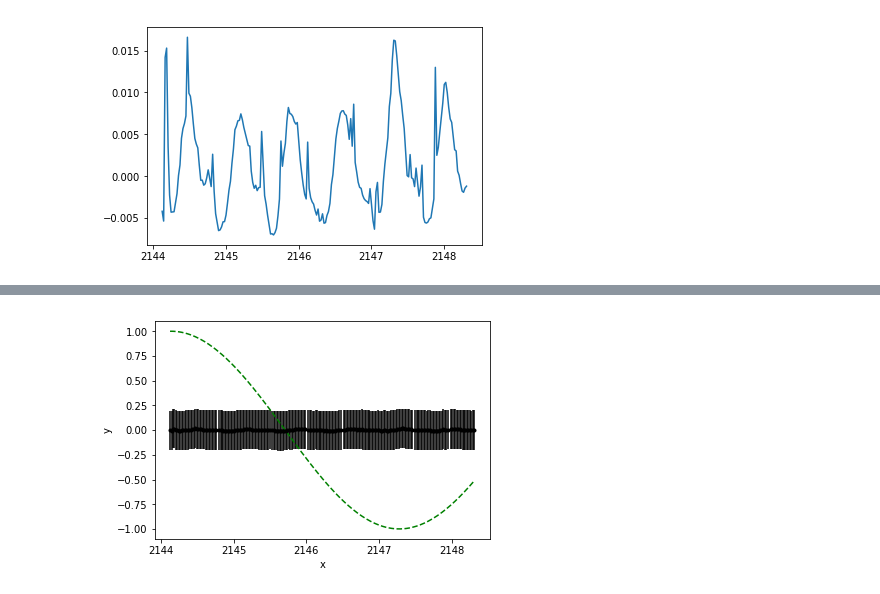
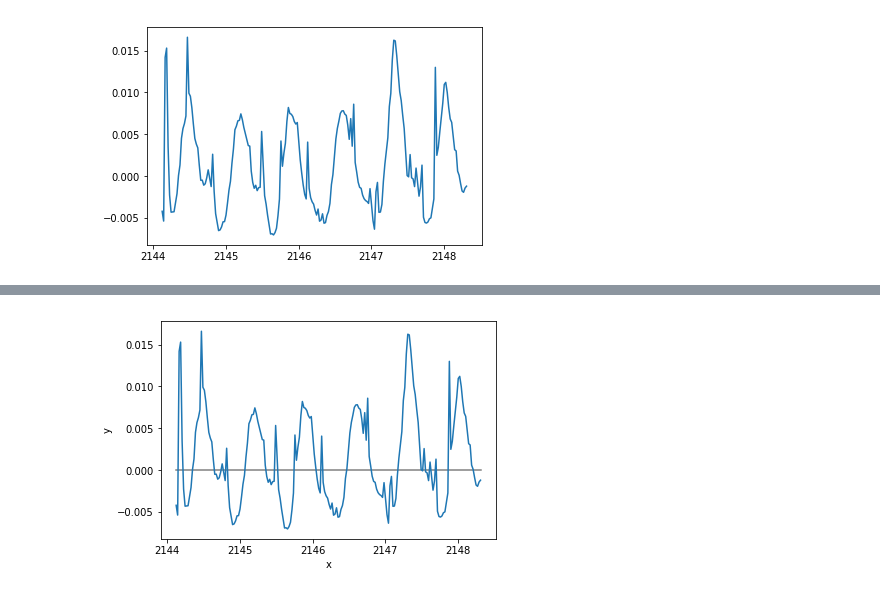
Before and after one commit to dennisafa/k2Flares, a Jupyter notebook: id206208968K2.ipynb, the cells around one changed output, grey strips where cells are left out. Cells and saved outputs as stored; diff of their text form; code cells hidden in the pictures.

```diff
--- a/id206208968K2.ipynb
+++ b/id206208968K2.ipynb
@@ -42,12 +44,30 @@ print(np.var(y))
 3.0345394e-05
 [figure]
 # %%
-kernel = np.var(y) * kernels.CosineKernel(1.0e-5) # not sure what im doing here!
+kernel = np.var(y) * kernels.ExpSine2Kernel(gamma = 1, log_period = 0.5) * kernels.ExpSquaredKernel(1.0e-3) # not sure what im doing here!
 gp = george.GP(kernel)
 gp.compute (x, yerr)
 x_pred = x
 
 predVar = gp.predict(y,x_pred,return_var=True)
-pl.plot(x_pred)
+
 print ("initial ln-likelihood: {0:.2f}".format(gp.log_likelihood(y)))
+#initial ln-likelihood: 137.95
+
+from scipy.optimize import minimize
+
+def neg_ln_like(p):
+    gp.set_parameter_vector(p)
+    return -gp.log_likelihood(y)
+
+def grad_neg_ln_like(p):
+    gp.set_parameter_vector(p)
+    return -gp.grad_log_likelihood(y)
+
+
+result = minimize(neg_ln_like, gp.get_parameter_vector(), jac=grad_neg_ln_like)
+print(result)
+
+gp.set_parameter_vector(result.x)
+#print("\n Final ln-likelihood: {0:.2f}".format(gp.log_likelihood(y)))
 # %% [output]
@@ -87,12 +92,13 @@ print("\n Final ln-likelihood: {0:.2f}".format(gp.log_likelihood(y)))
 # %%
 pred, pred_var = gp.predict(y, x_pred, return_var=True)
 
-pl.fill_between(x_pred, pred - np.sqrt(pred_var), pred + np.sqrt(pred_var),
-                color="k", alpha=0.2)
+#pl.fill_between(x_pred, pred - np.sqrt(pred_var), pred + np.sqrt(pred_var),
+#                color="k", alpha=0.2)
 pl.plot(x_pred, pred, "k", lw=1.5, alpha=0.5)
-pl.errorbar(x, y, yerr=yerr, fmt=".k", capsize=0)
-pl.plot(x_pred, np.sin(x_pred), "--g")
+#pl.errorbar(x, y, yerr=yerr, fmt=".k", capsize=0)
+#pl.xlim()
+pl.plot(x, y)
 pl.xlabel("x")
 pl.ylabel("y");
 # %% [output]
-[figure, old version]
+[figure, new version]
```
Also changed, not shown: parts of 4 cells of this notebook, 2 other files.
